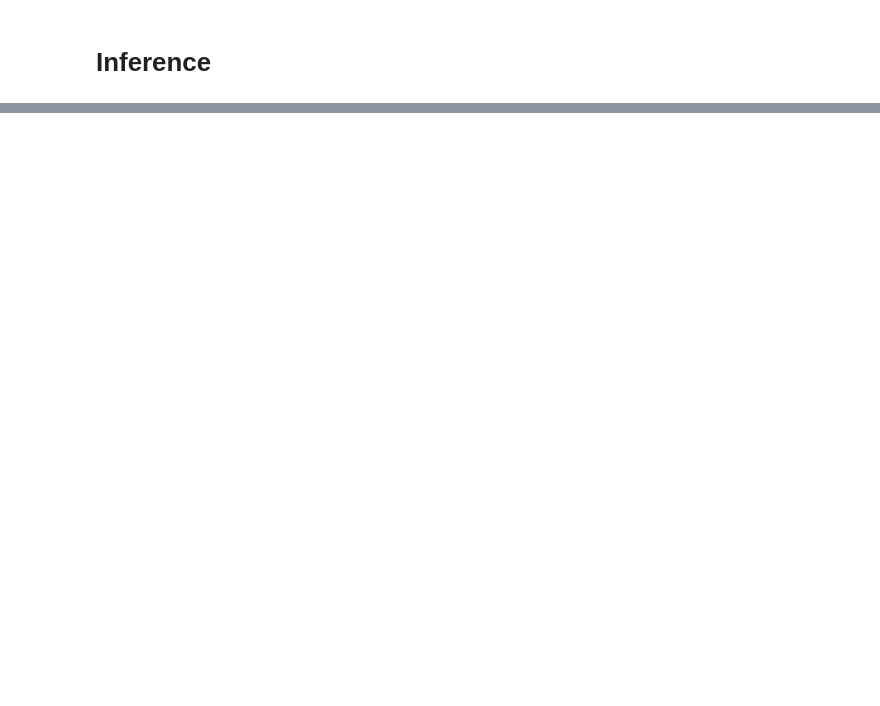
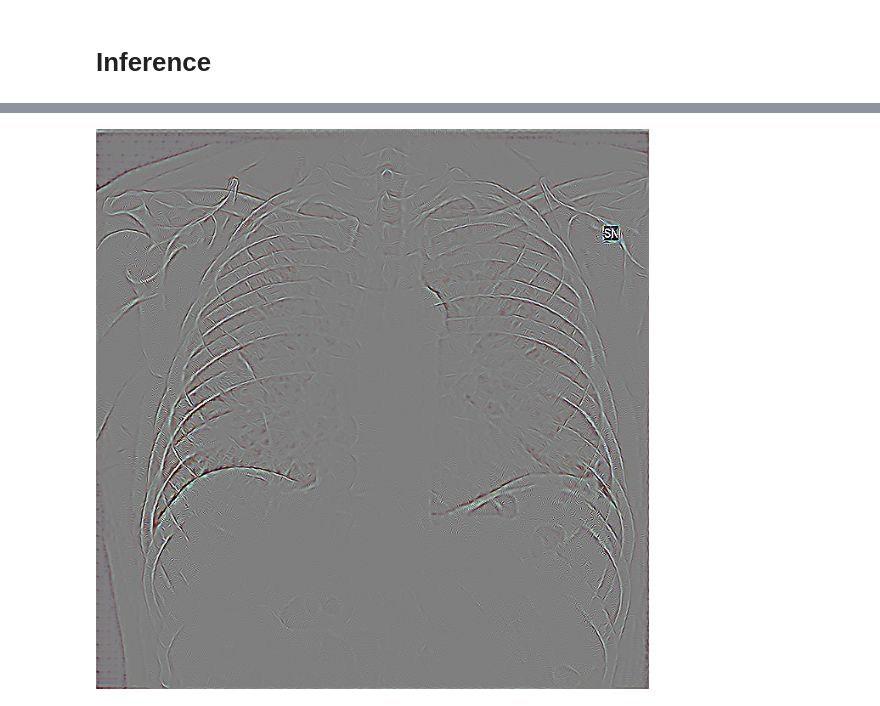
Before and after one commit to jellyXuuuuu/CovidNetDeepLearning, a Jupyter notebook: sample_test.ipynb, the cells around one changed output, grey strips where cells are left out. Cells and saved outputs as stored; diff of their text form; code cells hidden in the pictures; blank space fills up the shorter version.

```diff
--- a/sample_test.ipynb
+++ b/sample_test.ipynb
@@ -505,0 +885,4 @@ print( tf.__version__ )
+# %%
+cv2_imshow(gb)
+# %% [output]
+[figure, added]
```
Also changed, not shown: parts of 20 cells of this notebook.
